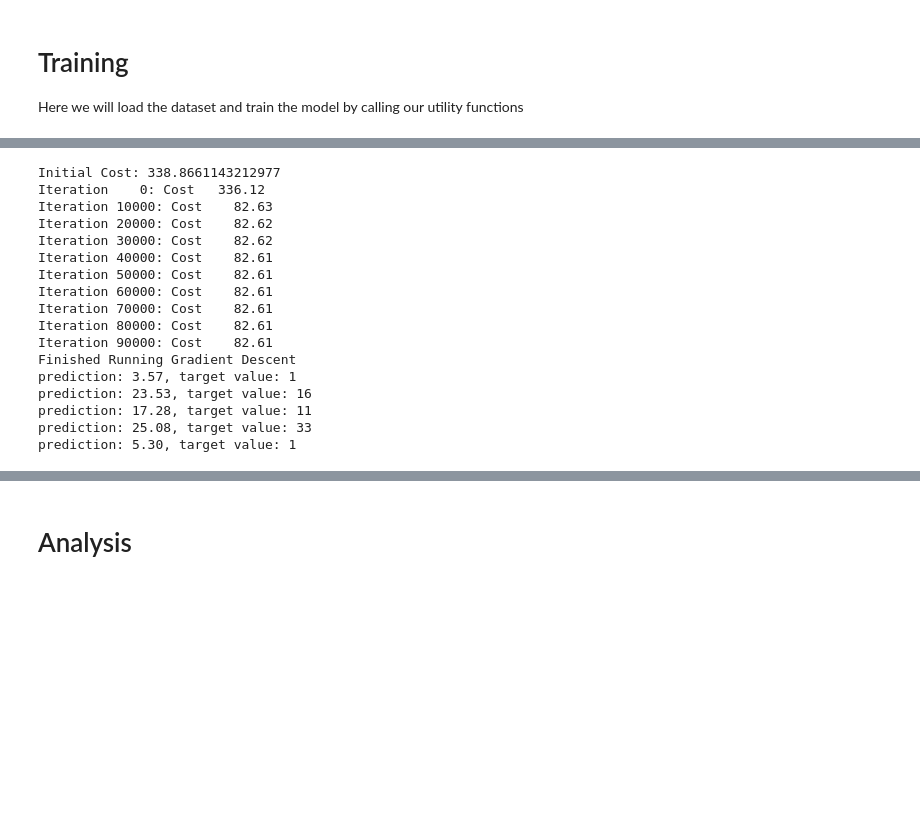
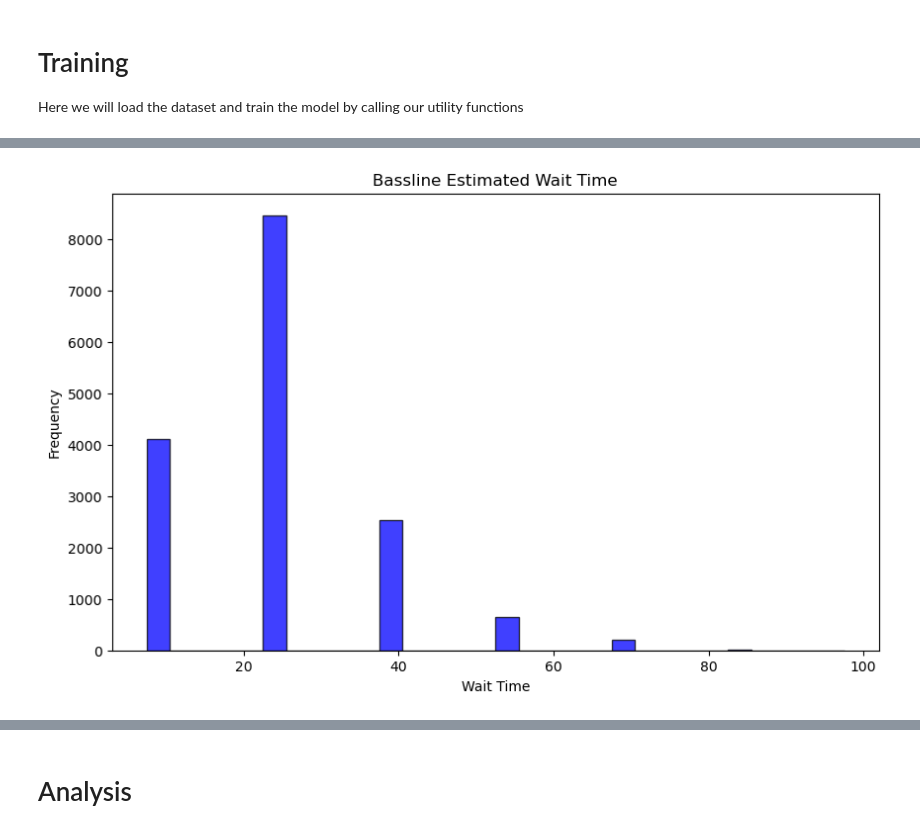
Before and after one commit to sachinallums/cs129LairWaitTime, a Jupyter notebook: wait_time_model.ipynb, the cells around one changed output, grey strips where cells are left out. Drawn from its saved outputs; the diff is of its cells as text; code cells hidden in the pictures; blank space fills up the shorter version.

Commit message:
Major overhaul of dataset implementation and got some graphs for analysis

```diff
--- a/wait_time_model.ipynb
+++ b/wait_time_model.ipynb
@@ -305,3 +394,14 @@ def compute_error_bins(X, y, w, b):
+# %%
+def histogram(data, title="Title", x_label="X Label", y_label="Y Label"):
+    plt.figure(figsize=(10, 6))  # Optional: specify the figure size
+    plt.hist(data, bins=30, alpha=0.75, color='blue', edgecolor='black')  # Plot histogram
+
+    plt.title(title)  # Title of the histogram
+    plt.xlabel(x_label)  # X-axis label
+    plt.ylabel(y_label)  # Y-axis label
+
+    plt.grid(False)  # Show grid
+    plt.show()  # Display the histogram
 # %% [markdown]
 # Training
 Here we will load the dataset and train the model by calling our utility functions
@@ -308,4 +464,4 @@ Here we will load the dataset and train the model by calling our utility functio
 # %%
-# Step 1: Load Dataset
-TRAIN, CV, TEST = split_dataset(FILEPATH, X_LABELS, Y_LABELS, normalization=True)
+# Step 1: Load and split dataset
+TRAIN, CV, TEST = split_dataset(FILEPATH, INCLUDED_COLUMNS, Y_LABEL)
 # %% [output]
@@ -316,25 +480,24 @@ Sizes of TRAIN, CV, TEST: [16189,2025,2023]
+# %%
+# Step 3: Compute baseline estimate of wait time (before normalization occurs)
+y_baseline = compute_baseline_estimates(TRAIN)
+histogram(y_baseline, title="Bassline Estimated Wait Time", x_label="Wait Time", y_label="Frequency")
+# %% [output]
+[figure, added]
 # %%
-# Get training set
-X_train = TRAIN['X']
-Y_train = TRAIN['Y']
+# Pull out training and cv data
+X_train = TRAIN.features_to_numpy()
+y_train = TRAIN.labels_to_numpy()
 
-# model = train_neural_network(X_train, Y_train)
-w, b, J_hist = train_linear_regression(X_train, Y_train, return_history=True)
+X_cv = CV.features_to_numpy()
+y_cv = CV.labels_to_numpy()
+
+X_train = np.nan_to_num(X_train)
+X_cv = np.nan_to_num(X_cv)
+
+# Fit StandardScaler to training data for normalization
+scaler = preprocessing.StandardScaler()
+scaler.fit(X_train)
+
+# Scale Features
+X_train_scaled = scaler.transform(X_train)
+X_cv_scaled = scaler.transform(X_cv)
-# %% [output]
-Initial Cost: 338.8661143212977
-Iteration    0: Cost   336.12
-Iteration 10000: Cost    82.63
-Iteration 20000: Cost    82.62
-Iteration 30000: Cost    82.62
-Iteration 40000: Cost    82.61
-Iteration 50000: Cost    82.61
-Iteration 60000: Cost    82.61
-Iteration 70000: Cost    82.61
-Iteration 80000: Cost    82.61
-Iteration 90000: Cost    82.61
-Finished Running Gradient Descent
-prediction: 3.57, target value: 1
-prediction: 23.53, target value: 16
-prediction: 17.28, target value: 11
-prediction: 25.08, target value: 33
-prediction: 5.30, target value: 1
```
Also changed, not shown: parts of 27 cells of this notebook, 12 other files.
